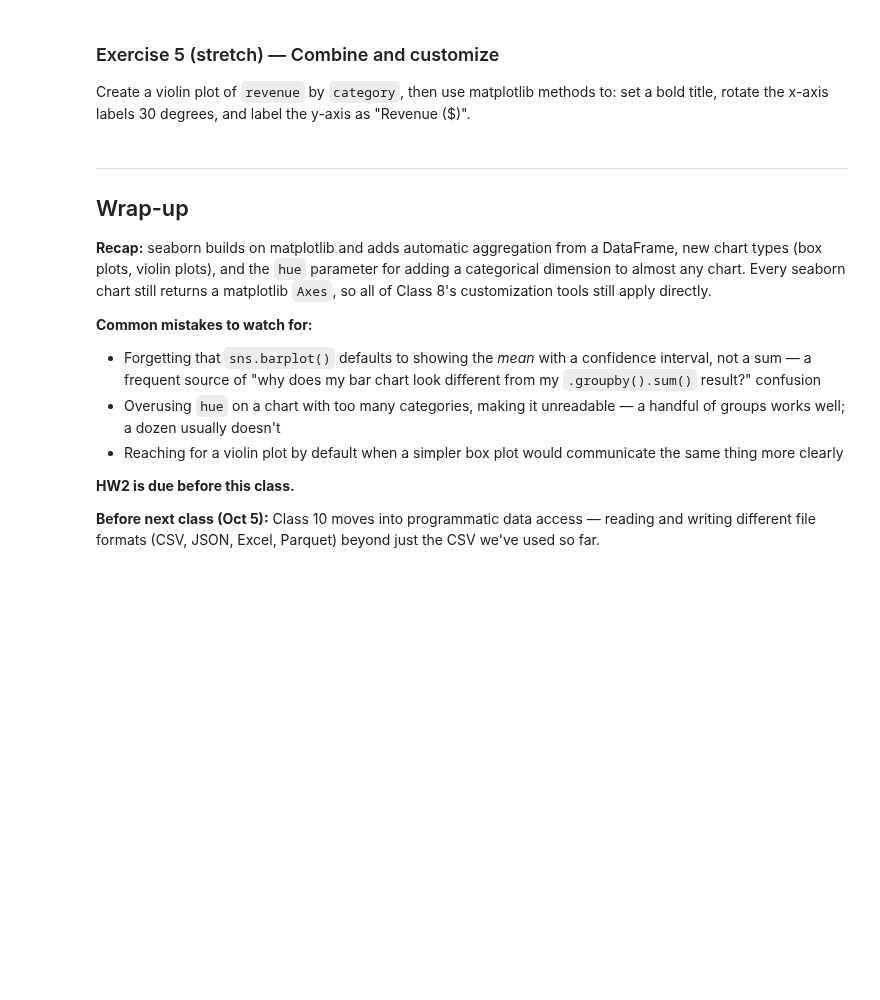
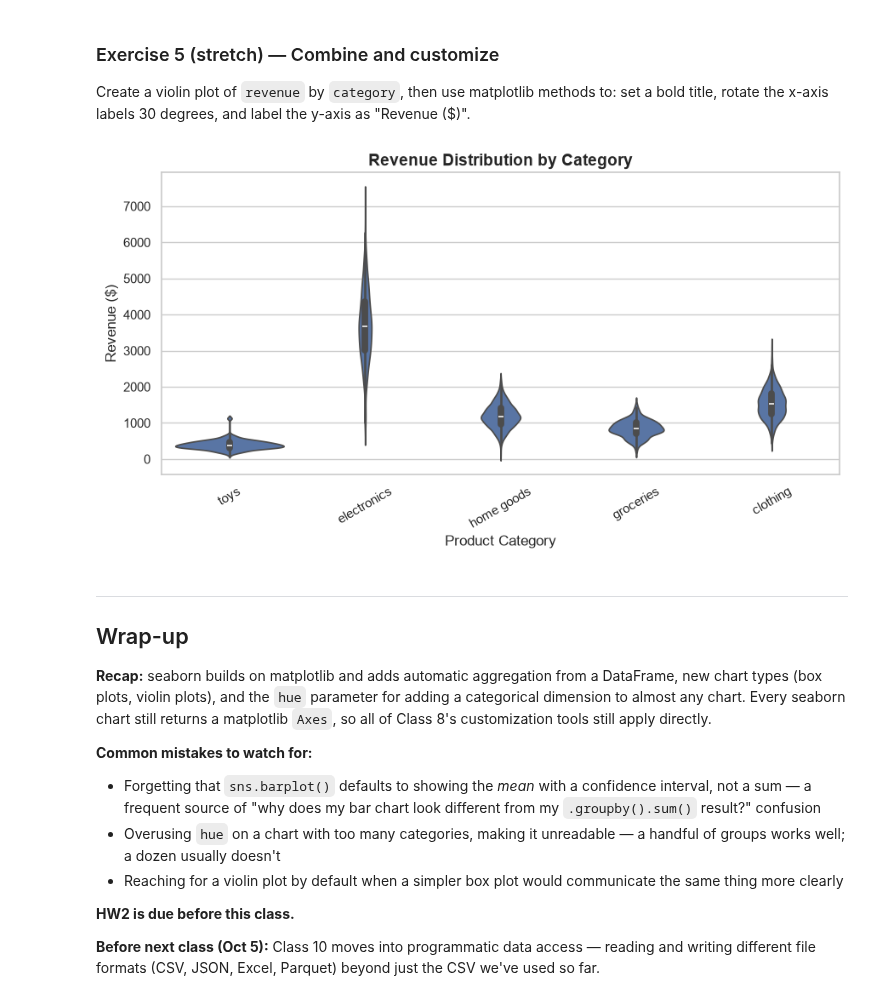
Before and after one commit to floraineza2002/DSA_504_exercies, a Jupyter notebook: DSA504_Class9_Visualization_II_seaborn_upload.ipynb, the cells around one changed output. Cells and saved outputs as stored; diff of their text form; code cells hidden in the pictures; blank space fills up the shorter version.

```diff
--- a/DSA504_Class9_Visualization_II_seaborn_upload.ipynb
+++ b/DSA504_Class9_Visualization_II_seaborn_upload.ipynb
@@ -224,6 +246,19 @@ Create a scatter plot of `units_sold` vs. `revenue`, colored by `store` instead
 Create a violin plot of `revenue` by `category`, then use matplotlib methods to: set a bold title, rotate the x-axis labels 30 degrees, and label the y-axis as "Revenue ($)".
 # %%
 # Exercise 5 — your code here
+fig, ax = plt.subplots(figsize=(9, 5))
+sns.violinplot(data=sales, x="category", y="revenue", ax=ax)
+
+# Customizing using matplotlib methods on the returned ax object
+ax.set_title("Revenue Distribution by Category", fontsize=14, fontweight="bold")
+ax.set_xlabel("Product Category")
+ax.set_ylabel("Revenue ($)")
+ax.tick_params(axis="x", rotation=30)
+
+plt.tight_layout()
+plt.show()
+# %% [output]
+[figure, added]
 # %% [markdown]
 ---
 ## Wrap-up
```
Also changed, not shown: parts of 4 cells of this notebook.
